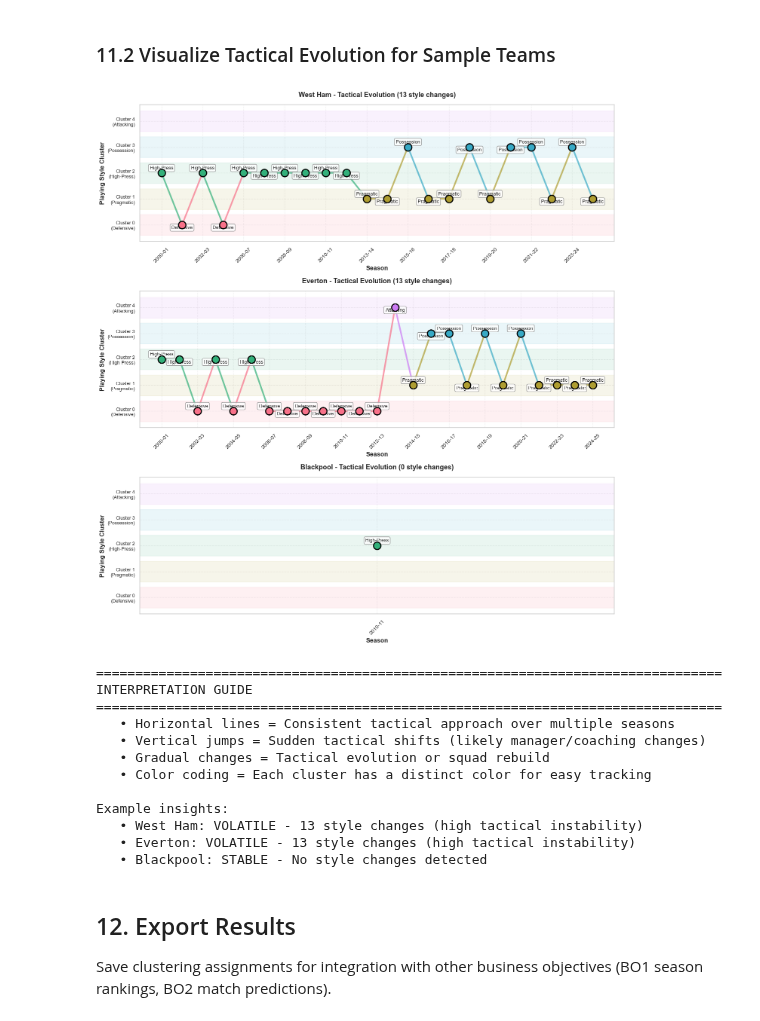
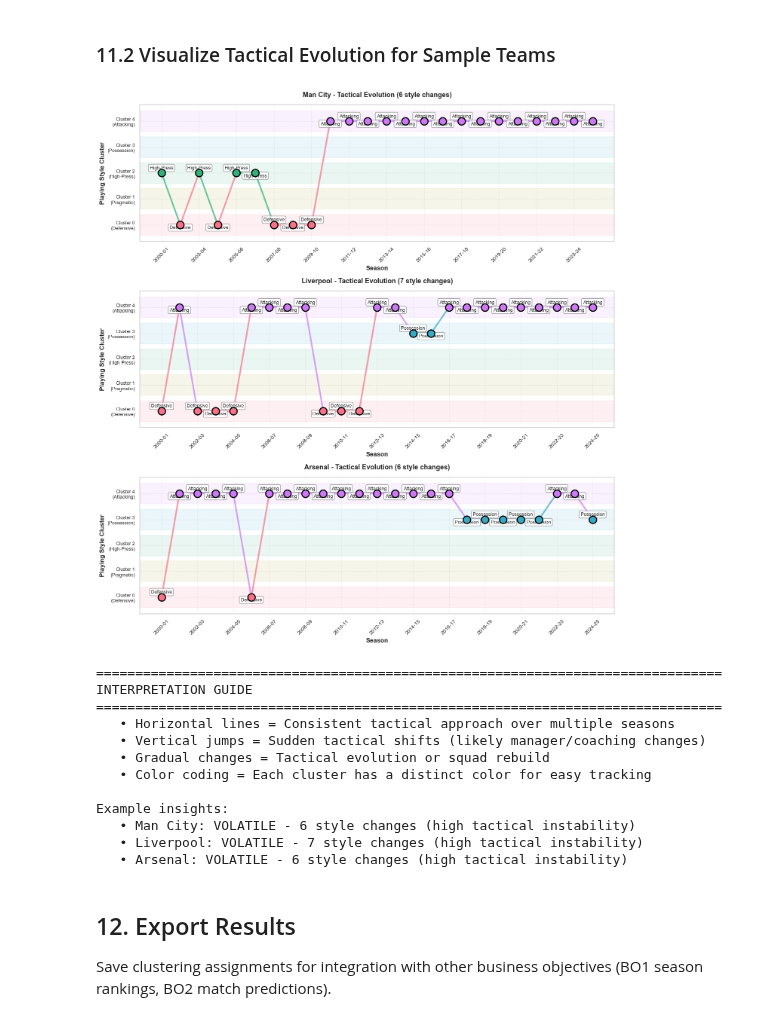
Before and after one commit to AtfastrSlushyMaker/pl-standings-prediction-project, a Jupyter notebook: notebooks/BO3_team_segmentation.ipynb, the cells around one changed output. Drawn from its saved outputs; the diff is of its cells as text; code cells hidden in the pictures.

```diff
--- a/notebooks/BO3_team_segmentation.ipynb
+++ b/notebooks/BO3_team_segmentation.ipynb
@@ -287,7 +284,7 @@ grid_search = GridSearchCV(
     scoring=scorer,
     cv=3,
     n_jobs=-1,
-    verbose=1
+    verbose=2
 )
 
 grid_search.fit(X_scaled)
@@ -621,7 +620,7 @@ gmm_grid_search = GridSearchCV(
     scoring=scorer_gmm,
     cv=3,
     n_jobs=-1,
-    verbose=1
+    verbose=2
 )
 
 gmm_grid_search.fit(X_scaled)
@@ -1086,17 +1087,32 @@ Teams with consistent tactics (no changes): 8
 # %% [markdown]
 ### 11.2 Visualize Tactical Evolution for Sample Teams
 # %%
-# Select teams for visualization: most changes + most consistent
-sample_teams = []
-if len(style_changes) > 0:
-    sample_teams.extend(style_changes.head(2).index.tolist())  # 2 most unstable
-if len(consistent_teams) > 0:
-    sample_teams.extend(consistent_teams[:1])  # 1 most consistent
+# Select well-known teams for visualization (more engaging for viewers)
+famous_teams = ['Man City', 'Liverpool', 'Arsenal', 'Chelsea', 'Man United',
+                'Tottenham', 'Leicester', 'Everton', 'West Ham', 'Newcastle']
 
-# If we don't have 3 teams, pick any available teams
-if len(sample_teams) < 3:
-    all_available = style_evolution['Team'].unique()
-    sample_teams = all_available[:min(3, len(all_available))].tolist()
+# Find which famous teams are in the dataset
+available_famous = [t for t in famous_teams if t in style_evolution['Team'].unique()]
+
+if len(available_famous) >= 3:
+    sample_teams = available_famous[:3]  # Use 3 well-known teams
+else:
+    # Fallback: combine famous teams + most changes
+    sample_teams = available_famous.copy()
+    if len(style_changes) > 0:
+        remaining_needed = 3 - len(sample_teams)
+        for team in style_changes.head(remaining_needed).index:
+            if team not in sample_teams:
+                sample_teams.append(team)
+
+    # If still not enough, add any available teams
+    if len(sample_teams) < 3:
+        all_available = style_evolution['Team'].unique()
+        for team in all_available:
+            if team not in sample_teams:
+                sample_teams.append(team)
+                if len(sample_teams) >= 3:
+                    break
 
 if len(sample_teams) > 0:
     fig, axes = plt.subplots(len(sample_teams), 1, figsize=(14, 5*len(sample_teams)))
@@ -1159,34 +1175,34 @@ if len(sample_teams) > 0:
         axes[idx].tick_params(axis='x', rotation=45, labelsize=10)
 
         # Add horizontal span for each cluster
         for cluster_id in range(best_k):
             axes[idx].axhspan(cluster_id - 0.4, cluster_id + 0.4,
                             alpha=0.1, color=cluster_colors[cluster_id])
 
     plt.tight_layout()
     plt.show()
 
     print('\n' + '='*80)
     print('INTERPRETATION GUIDE')
     print('='*80)
     print('   • Horizontal lines = Consistent tactical approach over multiple seasons')
     print('   • Vertical jumps = Sudden tactical shifts (likely manager/coaching changes)')
     print('   • Gradual changes = Tactical evolution or squad rebuild')
     print('   • Color coding = Each cluster has a distinct color for easy tracking')
     print('\nExample insights:')
     for team in sample_teams:
         team_data = style_evolution[style_evolution['Team'] == team].sort_values('Season')
         n_changes = (team_data['cluster_kmeans'] != team_data['cluster_kmeans'].shift()).sum() - 1
         if n_changes == 0:
             print(f'   • {team}: STABLE - No style changes detected')
         elif n_changes <= 2:
             print(f'   • {team}: MODERATE - {n_changes} tactical shift(s)')
         else:
             print(f'   • {team}: VOLATILE - {n_changes} style changes (high tactical instability)')
 else:
     print('Insufficient data to visualize tactical evolution')
 # %% [output]
-[figure, old version]
+[figure, new version]
 ================================================================================
 INTERPRETATION GUIDE
 ================================================================================
@@ -1196,9 +1212,9 @@ INTERPRETATION GUIDE
    • Color coding = Each cluster has a distinct color for easy tracking
 
 Example insights:
-   • West Ham: VOLATILE - 13 style changes (high tactical instability)
-   • Everton: VOLATILE - 13 style changes (high tactical instability)
-   • Blackpool: STABLE - No style changes detected
+   • Man City: VOLATILE - 6 style changes (high tactical instability)
+   • Liverpool: VOLATILE - 7 style changes (high tactical instability)
+   • Arsenal: VOLATILE - 6 style changes (high tactical instability)
 # %% [markdown]
 ## 12. Export Results
 
```
Also changed, not shown: parts of 5 cells of this notebook, 6 other files.
